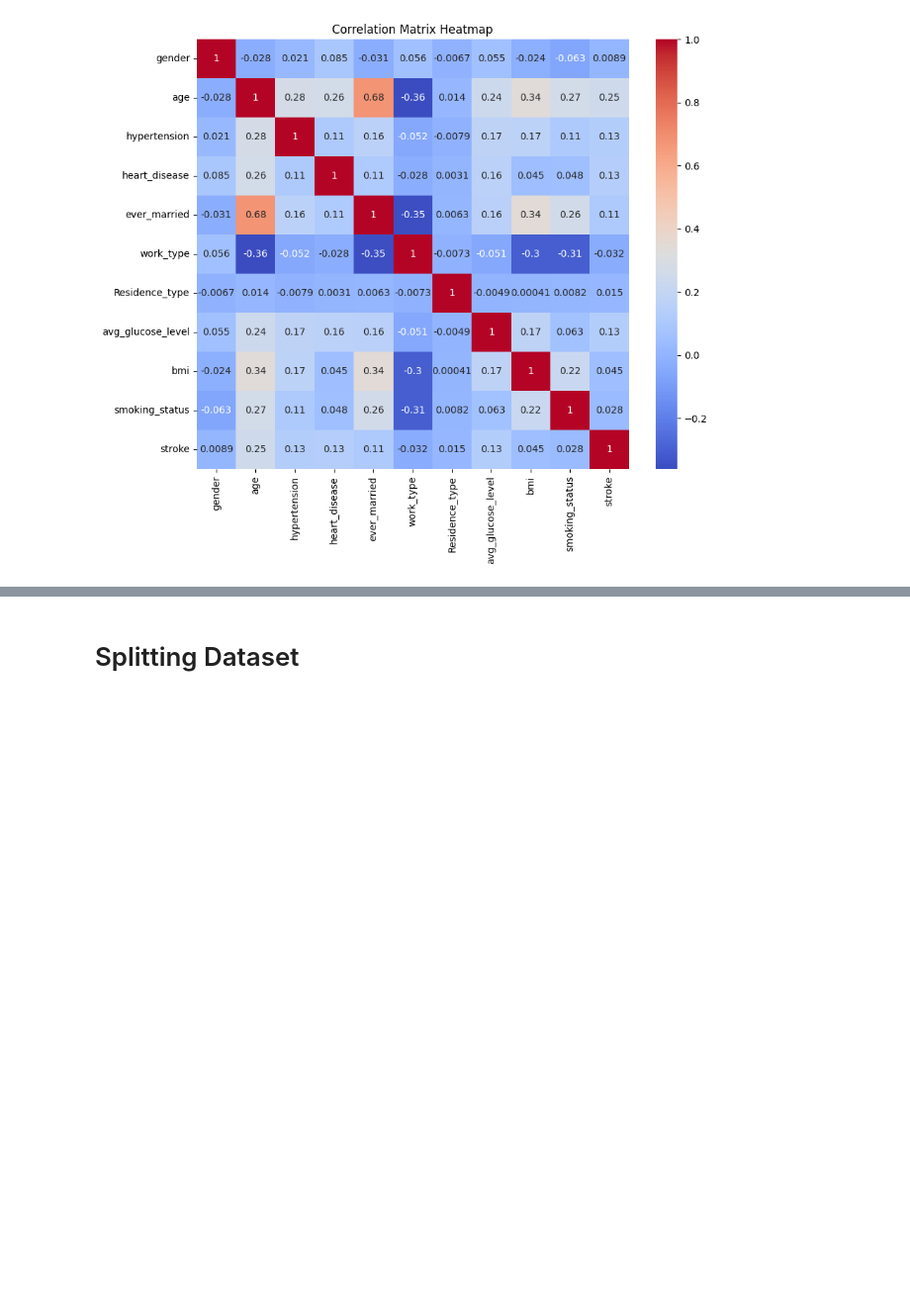
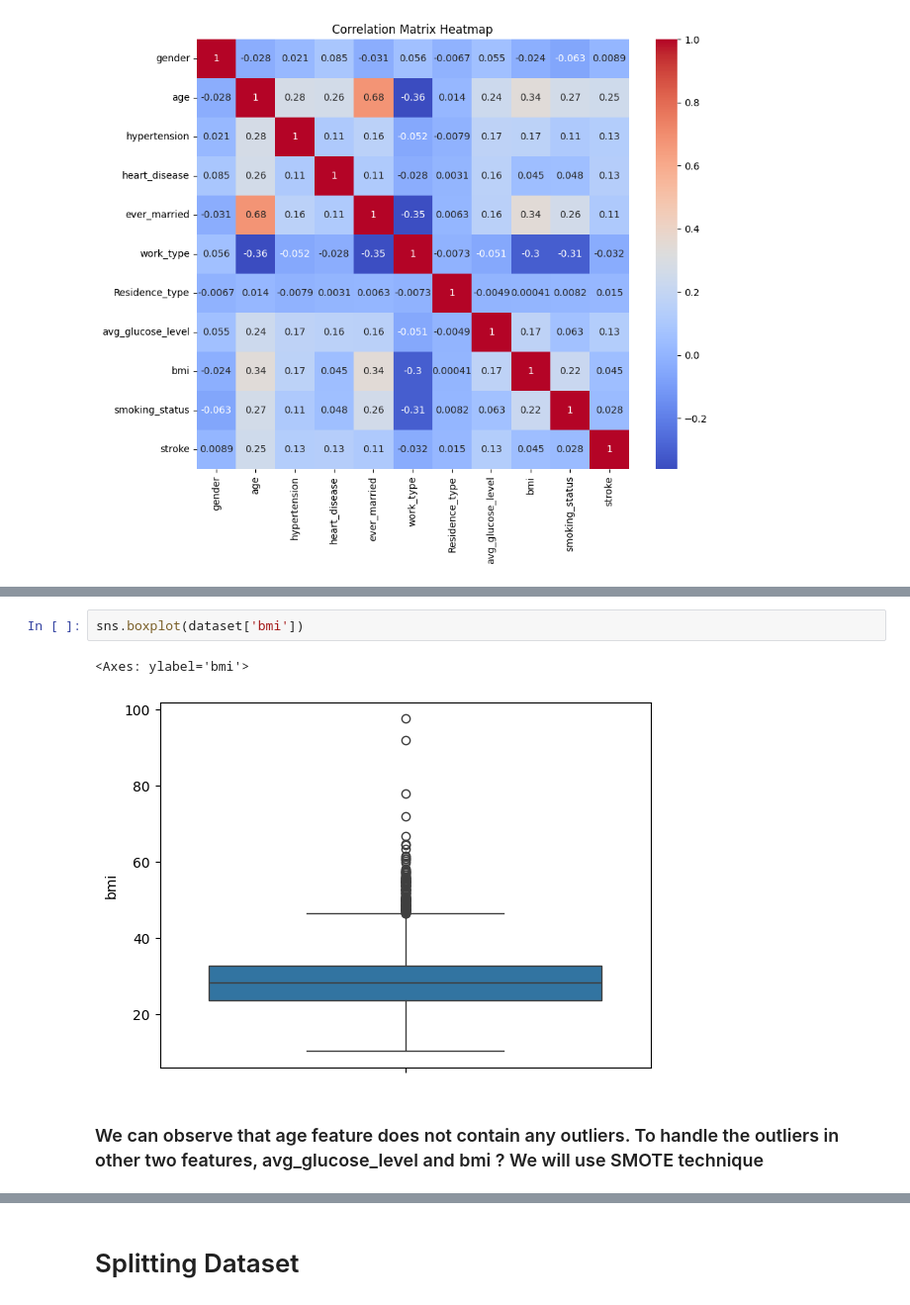
Before and after one commit to rheadoshi/PRML-Project, a Jupyter notebook: Project_PRML.ipynb, the cells around one changed output, grey strips where cells are left out. Shown: that part at 99% size. Saved outputs shown, nothing was run; the diff lists cells and outputs as text; blank space fills up the shorter version.

```diff
--- a/Project_PRML.ipynb
+++ b/Project_PRML.ipynb
@@ -181,0 +209,7 @@ plt.show()
+# %%
+sns.boxplot(dataset['bmi'])
+# %% [output]
+<Axes: ylabel='bmi'>
+[figure, added]
+# %% [markdown]
+### We can observe that age feature does not contain any outliers. To handle the outliers in other two features, avg_glucose_level and bmi ? We will use SMOTE technique
```
Also changed, not shown: parts of 9 cells of this notebook.
